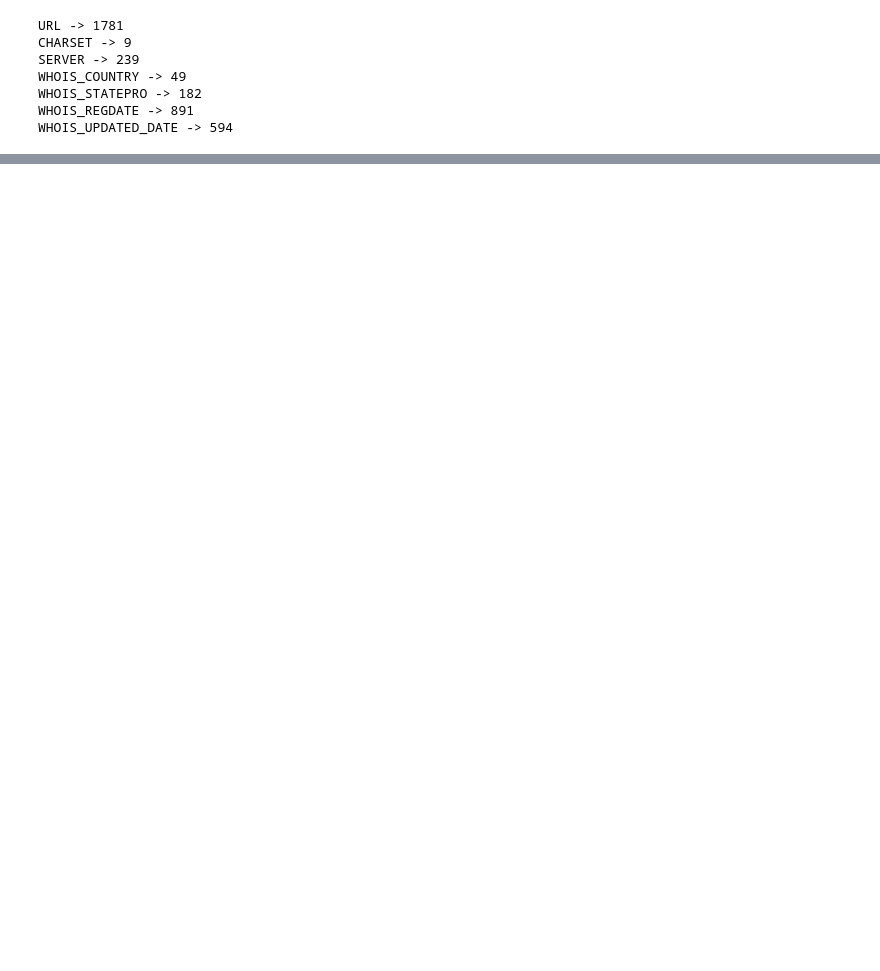
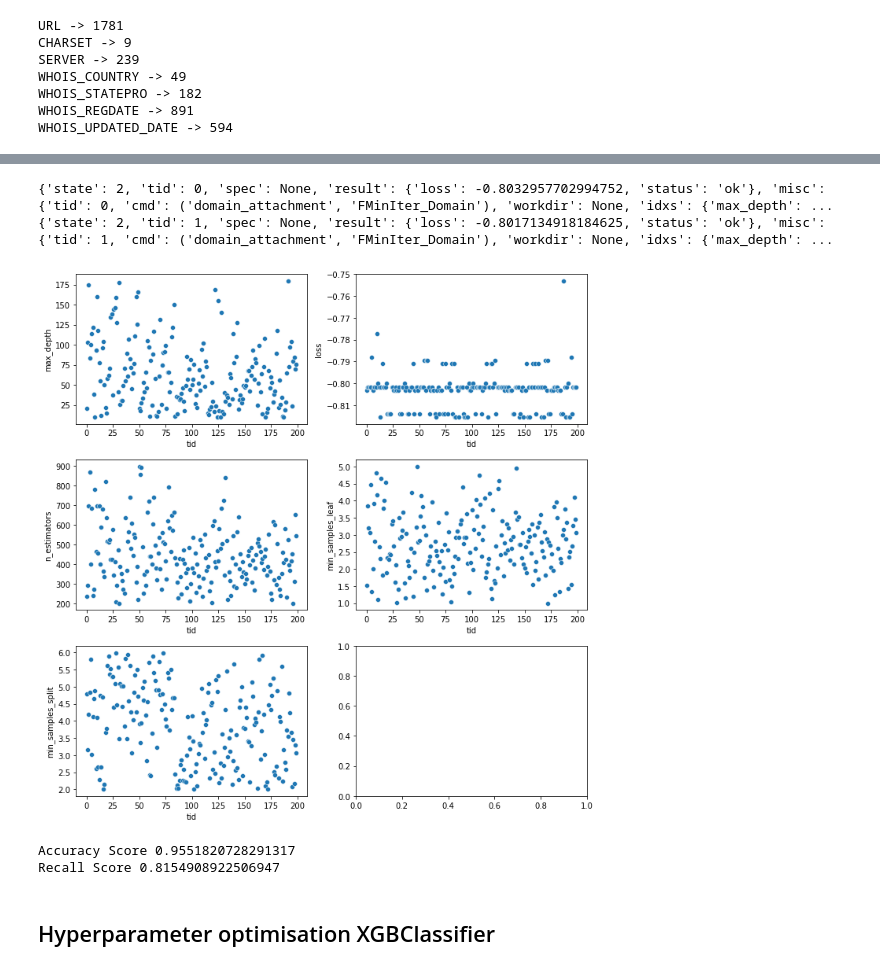
Before and after one commit to Srujan-DiagonalMatrix/APF, a Jupyter notebook: scripts/cyber_risk/code/Malign websites/Hyperparameter_optimisation.ipynb, the cells around one changed output, grey strips where cells are left out. Drawn from its saved outputs; the diff is of its cells as text; code cells hidden in the pictures; blank space fills up the shorter version.

Commit message:
Hyperparameter optimisation complete

```diff
--- a/scripts/cyber_risk/code/Malign websites/Hyperparameter_optimisation.ipynb
+++ b/scripts/cyber_risk/code/Malign websites/Hyperparameter_optimisation.ipynb
@@ -171,0 +170,52 @@ The best hyperparameters are :
+# %%
+for t in trials.trials[:2]:
+    print (t)
+# %% [output]
+{'state': 2, 'tid': 0, 'spec': None, 'result': {'loss': -0.8032957702994752, 'status': 'ok'}, 'misc': {'tid': 0, 'cmd': ('domain_attachment', 'FMinIter_Domain'), 'workdir': None, 'idxs': {'max_depth': ...
+{'state': 2, 'tid': 1, 'spec': None, 'result': {'loss': -0.8017134918184625, 'status': 'ok'}, 'misc': {'tid': 1, 'cmd': ('domain_attachment', 'FMinIter_Domain'), 'workdir': None, 'idxs': {'max_depth': ...
+# %%
+TID=[t['tid'] for t in trials.trials]
+Loss=[t['result']['loss'] for t in trials.trials]
+maxd=[t['misc']['vals']['max_depth'][0] for t in trials.trials]
+nest=[t['misc']['vals']['n_estimators'][0] for t in trials.trials]
+min_ss=[t['misc']['vals']['min_samples_split'][0] for t in trials.trials]
+min_sl=[t['misc']['vals']['min_samples_leaf'][0] for t in trials.trials]
+
+hyperopt_rfr=pd.DataFrame({'tid':TID,'loss':Loss,
+                          'max_depth':maxd,'n_estimators':nest,
+                          'min_samples_split':min_ss, 'min_samples_leaf':min_sl})
+
+plt.subplots(3,2,figsize=(10,10))
+plt.subplot(3,2,1)
+sns.scatterplot(x='tid',y='max_depth',data=hyperopt_rfr)
+plt.subplot(3,2,2)
+sns.scatterplot(x='tid',y='loss',data=hyperopt_rfr)
+plt.subplot(3,2,3)
+sns.scatterplot(x='tid',y='n_estimators',data=hyperopt_rfr)
+plt.subplot(3,2,4)
+sns.scatterplot(x='tid',y='min_samples_leaf',data=hyperopt_rfr)
+plt.subplot(3,2,5)
+sns.scatterplot(x='tid',y='min_samples_split',data=hyperopt_rfr)
+
+plt.tight_layout()
+# %% [output]
+[figure, added]
+# %%
+# create model with best parameters
+
+#create classifier
+clf = RandomForestClassifier(n_estimators=int(best_hyperparams['n_estimators']), max_depth=int(best_hyperparams['max_depth']), min_samples_split=int(best_hyperparams['min_samples_split']), min_samples_leaf=int(best_hyperparams['min_samples_leaf']), random_state=2)
+
+clf.fit(train_x, train_y)
+predictions = clf.predict(test_x)
+
+rf_accuracy_score = accuracy_score(predictions, test_y)
+recall_accuracy = recall_score(test_y, predictions, average='macro')
+
+print("Accuracy Score", rf_accuracy_score)
+print("Recall Score", recall_accuracy)
+# %% [output]
+Accuracy Score 0.9551820728291317
+Recall Score 0.8154908922506947
+# %% [markdown]
+## Hyperparameter optimisation XGBClassifier
```
Also changed, not shown: parts of 7 cells of this notebook, 1 other file.
